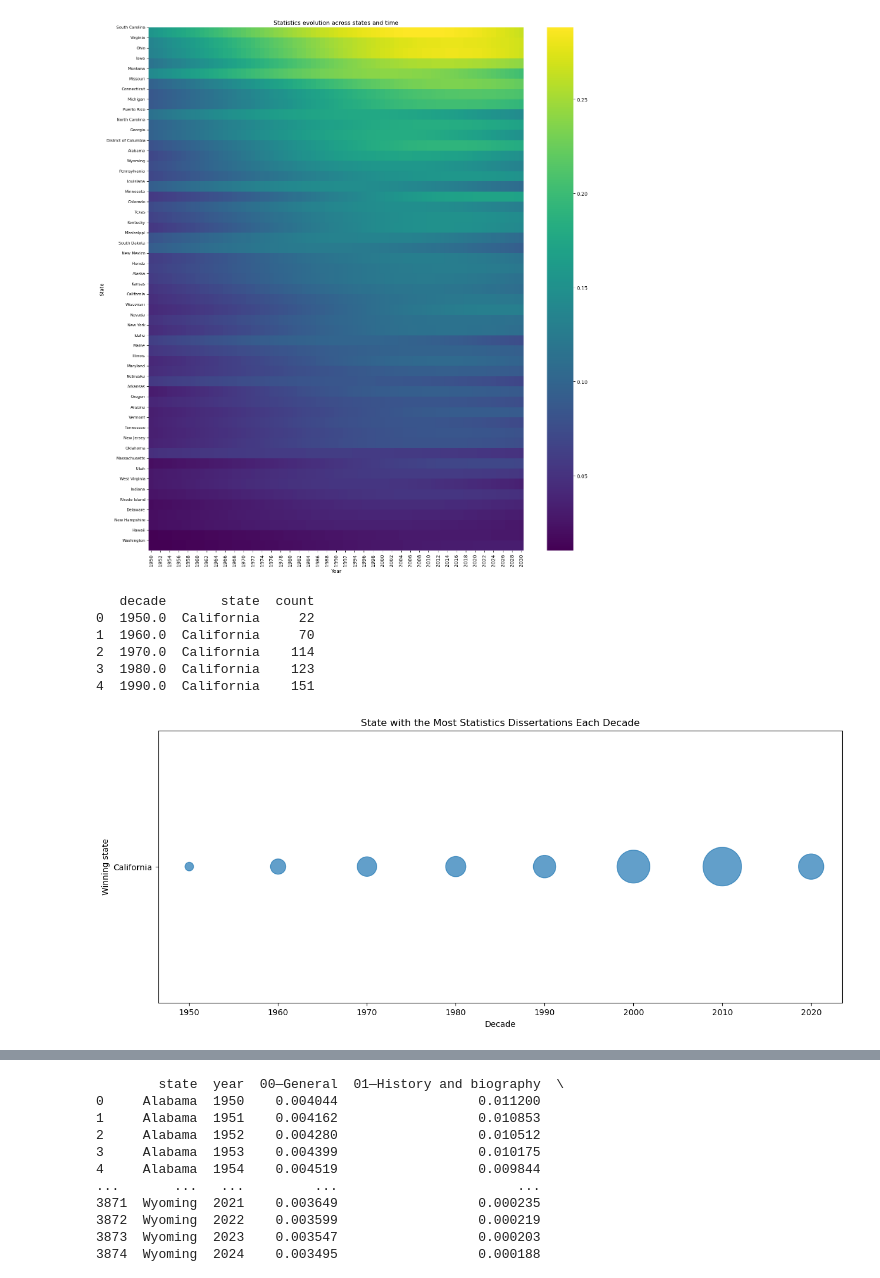
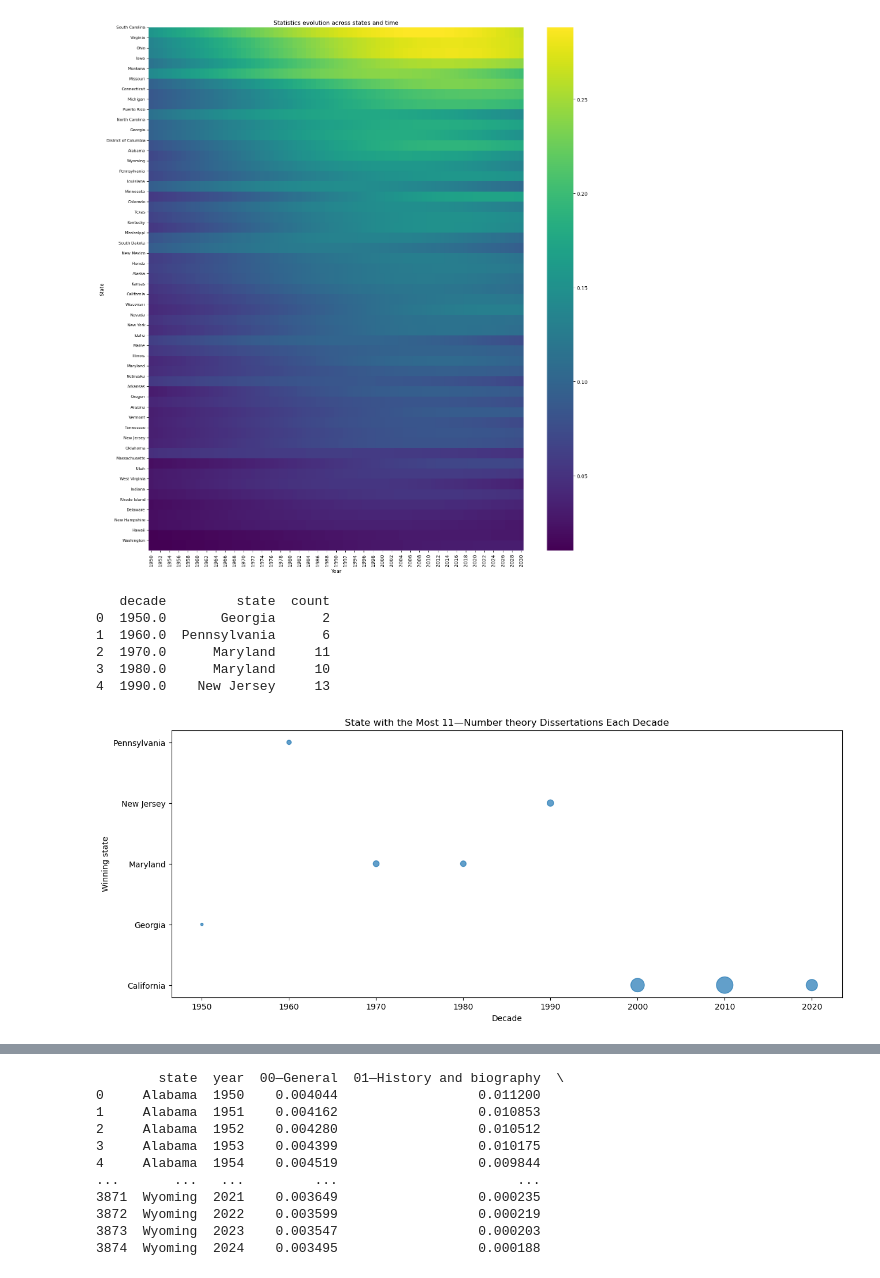
Before and after one commit to Erdos-Projects/summer26-math-genealogy, a Jupyter notebook: notebooks/Geography-Jonathan/Data-States.ipynb, the cells around one changed output, grey strips where cells are left out. Drawn from its saved outputs; the diff is of its cells as text; code cells hidden in the pictures.

```diff
--- a/notebooks/Geography-Jonathan/Data-States.ipynb
+++ b/notebooks/Geography-Jonathan/Data-States.ipynb
@@ -845,7 +908,7 @@ plt.show()
 # %%
 #repeat the analysis but with the most popular subject being counted by the total number, rather than proportion.
 
-subject = "62\u2014Statistics"
+subject = "11\u2014Number theory"
 
 # Only years >= 1950
 df2 = df[df['year'] >= 1950].copy()
@@ -862,39 +925,39 @@ counts = (
 
 winner = (
     counts.loc[counts.groupby('decade')['count'].idxmax()]
           .sort_values('decade')
           .reset_index(drop=True)
 )
 
 print(winner.head())
 
 
 states = sorted(winner['state'].unique())
 state_to_num = {s: i for i, s in enumerate(states)}
 
 winner['y'] = winner['state'].map(state_to_num)
 
 plt.figure(figsize=(15,6))
 
 plt.scatter(
     winner['decade'],
     winner['y'],
     s=winner['count'] * 5,   # adjust multiplier
     alpha=0.7
 )
 
 plt.yticks(range(len(states)), states)
 plt.xlabel("Decade")
 plt.ylabel("Winning state")
-plt.title(f"State with the Most {subject_name} Dissertations Each Decade")
+plt.title(f"State with the Most {subject} Dissertations Each Decade")
 
 plt.show()
 # %% [output]
-   decade       state  count
-0  1950.0  California     22
-1  1960.0  California     70
-2  1970.0  California    114
-3  1980.0  California    123
-4  1990.0  California    151
+   decade         state  count
+0  1950.0       Georgia      2
+1  1960.0  Pennsylvania      6
+2  1970.0      Maryland     11
+3  1980.0      Maryland     10
+4  1990.0    New Jersey     13
-[figure, old version]
+[figure, new version]
 # %%
```
Also changed, not shown: parts of 24 cells of this notebook, 1 other file.
